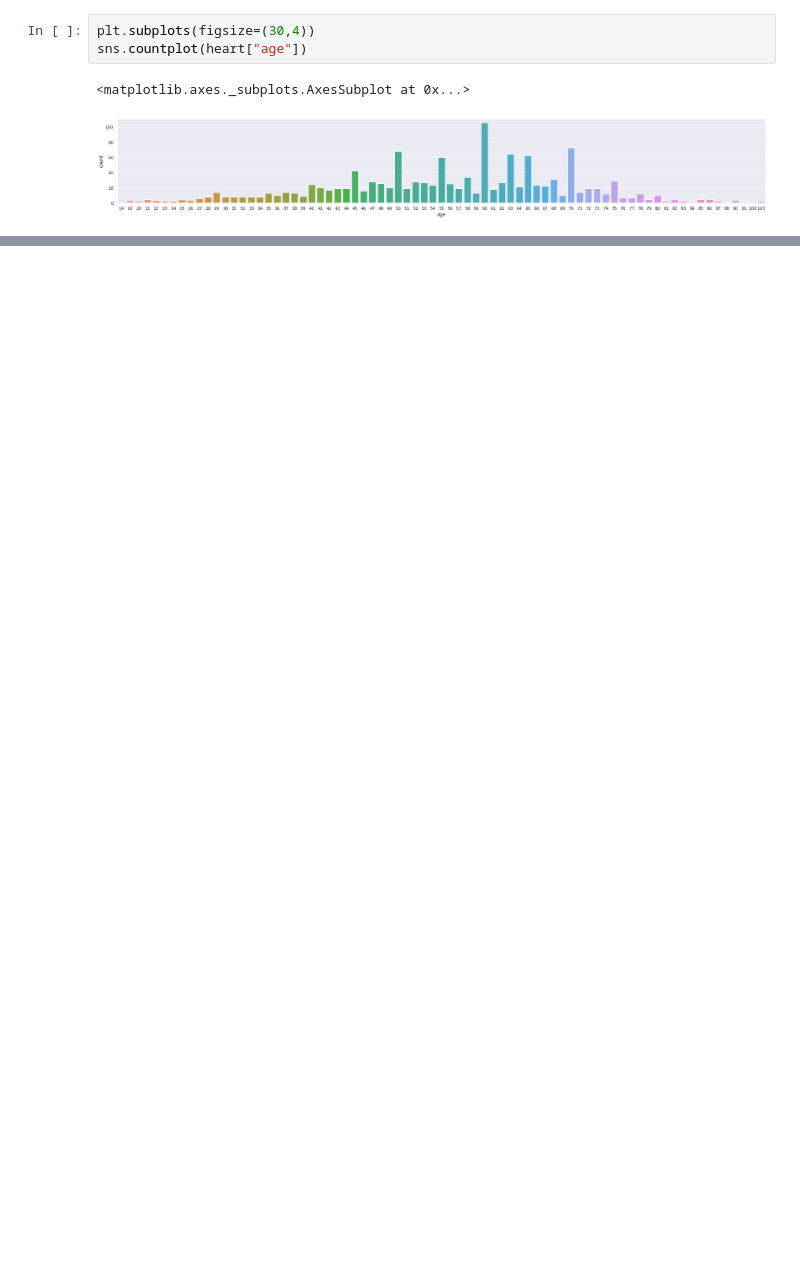
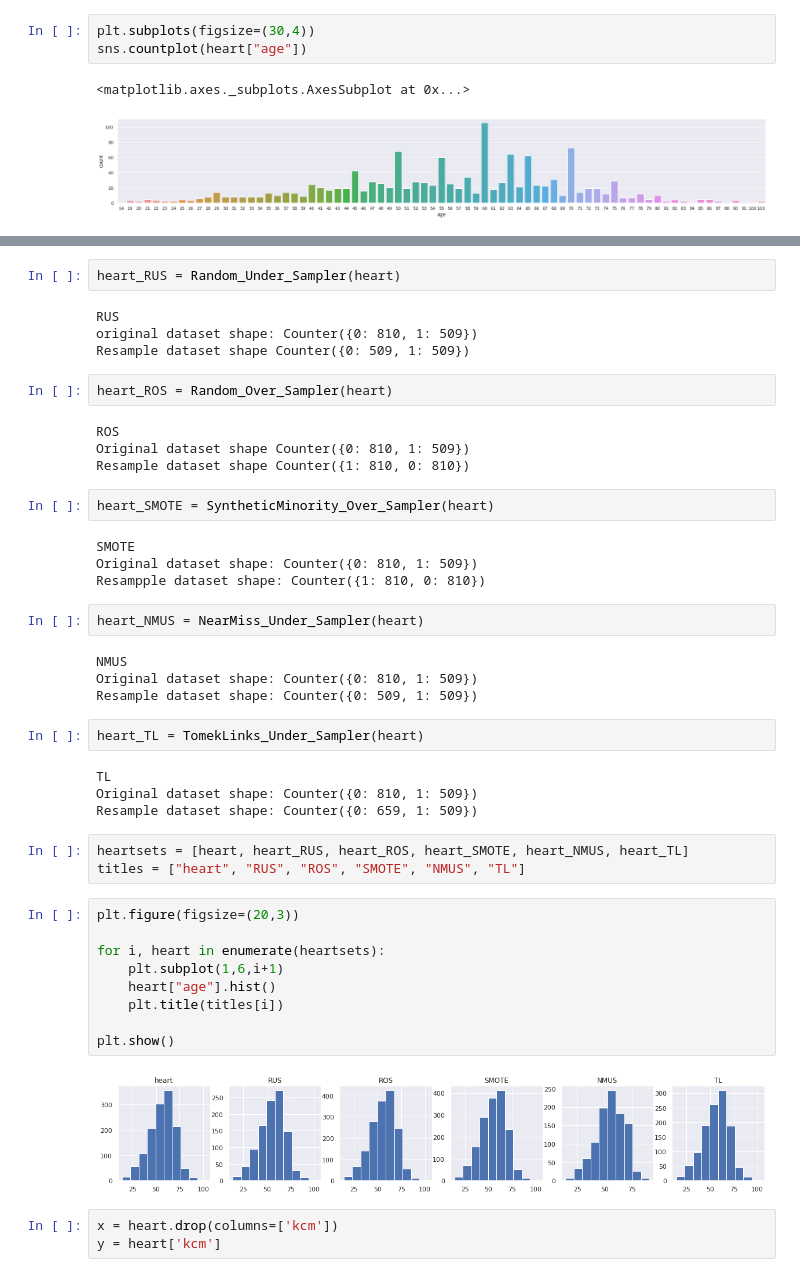
Before and after one commit to ozlemizgi/data_heartmedical, a Jupyter notebook: 6_haftaheartdata.ipynb, the cells around one changed output, grey strips where cells are left out. Cells and saved outputs as stored; diff of their text form; blank space fills up the shorter version.

```diff
--- a/6_haftaheartdata.ipynb
+++ b/6_haftaheartdata.ipynb
@@ -136,0 +236,47 @@ heart.sample(10)
+# %%
+heart_RUS = Random_Under_Sampler(heart)
+# %% [output]
+RUS
+original dataset shape: Counter({0: 810, 1: 509})
+Resample dataset shape Counter({0: 509, 1: 509})
+# %%
+heart_ROS = Random_Over_Sampler(heart)
+# %% [output]
+ROS
+Original dataset shape Counter({0: 810, 1: 509})
+Resample dataset shape Counter({1: 810, 0: 810})
+# %%
+heart_SMOTE = SyntheticMinority_Over_Sampler(heart)
+# %% [output]
+SMOTE
+Original dataset shape: Counter({0: 810, 1: 509})
+Resampple dataset shape: Counter({1: 810, 0: 810})
+# %%
+heart_NMUS = NearMiss_Under_Sampler(heart)
+# %% [output]
+NMUS
+Original dataset shape: Counter({0: 810, 1: 509})
+Resample dataset shape: Counter({0: 509, 1: 509})
+# %%
+heart_TL = TomekLinks_Under_Sampler(heart)
+# %% [output]
+TL
+Original dataset shape: Counter({0: 810, 1: 509})
+Resample dataset shape: Counter({0: 659, 1: 509})
+# %%
+heartsets = [heart, heart_RUS, heart_ROS, heart_SMOTE, heart_NMUS, heart_TL]
+titles = ["heart", "RUS", "ROS", "SMOTE", "NMUS", "TL"]
+# %%
+plt.figure(figsize=(20,3))
+
+for i, heart in enumerate(heartsets):
+    plt.subplot(1,6,i+1)
+    heart["age"].hist()
+    plt.title(titles[i])
+
+plt.show()
+# %% [output]
+[figure, added]
+# %%
+x = heart.drop(columns=['kcm'])
+y = heart['kcm']
```
Also changed, not shown: parts of 10 cells of this notebook.
